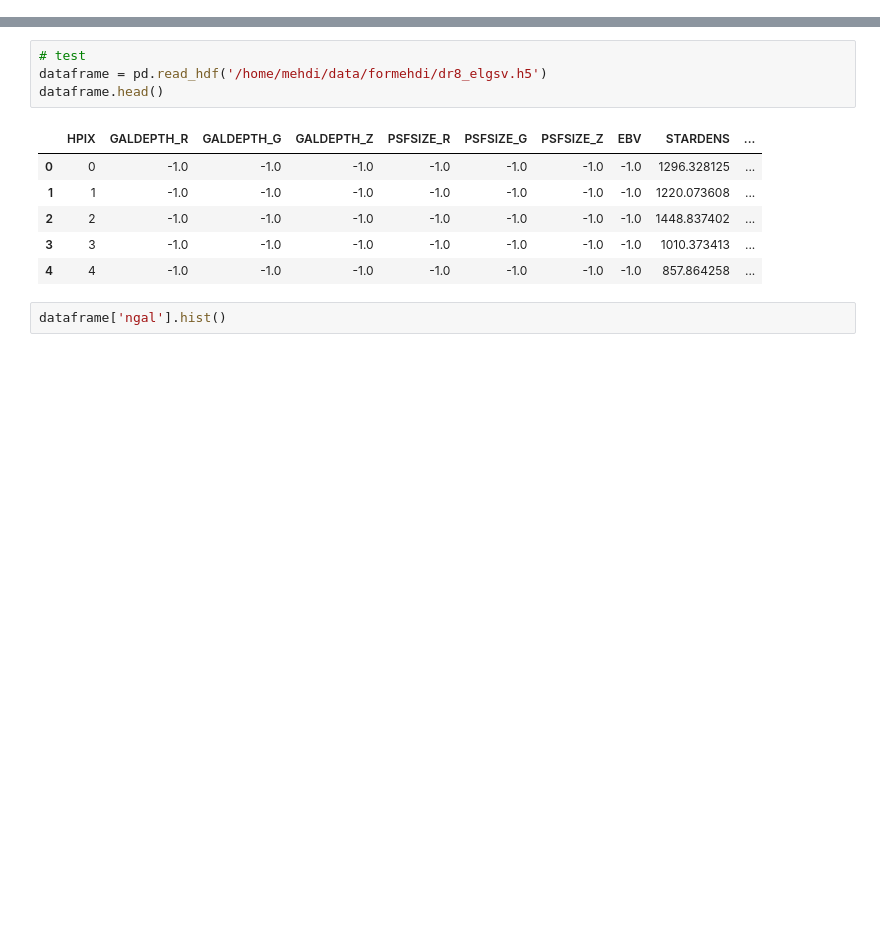
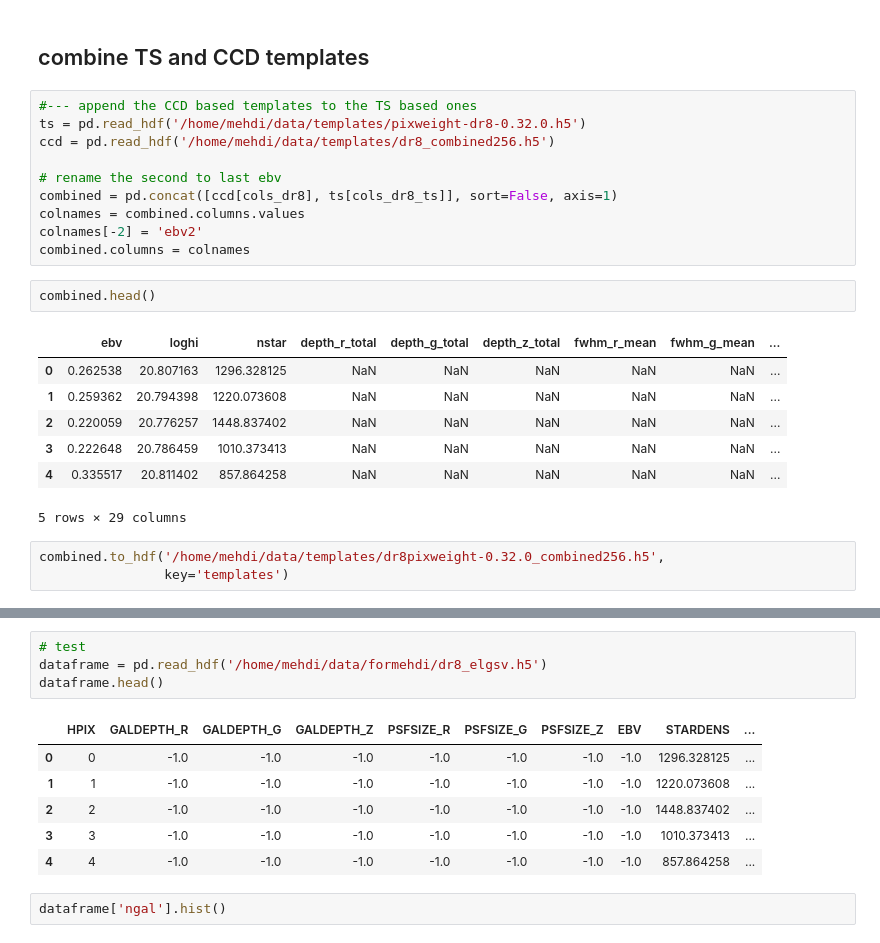
Before and after one commit to mehdirezaie/desisv, a Jupyter notebook: prepare_for_NN_split.ipynb, the cells around one changed output, grey strips where cells are left out. Drawn from its saved outputs; the diff is of its cells as text; blank space fills up the shorter version.

```diff
--- a/prepare_for_NN_split.ipynb
+++ b/prepare_for_NN_split.ipynb
@@ -14,0 +52,25 @@ camb is not installed!
+# %% [markdown]
+## combine TS and CCD templates
+# %%
+#--- append the CCD based templates to the TS based ones
+ts = pd.read_hdf('/home/mehdi/data/templates/pixweight-dr8-0.32.0.h5')
+ccd = pd.read_hdf('/home/mehdi/data/templates/dr8_combined256.h5')
+
+# rename the second to last ebv
+combined = pd.concat([ccd[cols_dr8], ts[cols_dr8_ts]], sort=False, axis=1)
+colnames = combined.columns.values
+colnames[-2] = 'ebv2'
+combined.columns = colnames
+# %%
+combined.head()
+# %% [output]
+|  | ebv | loghi | nstar | depth_r_total | depth_g_total | depth_z_total | fwhm_r_mean | fwhm_g_mean | ... |
+| 0 | 0.262538 | 20.807163 | 1296.328125 | NaN | NaN | NaN | NaN | NaN | ... |
+| 1 | 0.259362 | 20.794398 | 1220.073608 | NaN | NaN | NaN | NaN | NaN | ... |
+| 2 | 0.220059 | 20.776257 | 1448.837402 | NaN | NaN | NaN | NaN | NaN | ... |
+| 3 | 0.222648 | 20.786459 | 1010.373413 | NaN | NaN | NaN | NaN | NaN | ... |
+| 4 | 0.335517 | 20.811402 | 857.864258 | NaN | NaN | NaN | NaN | NaN | ... |
+5 rows × 29 columns
+# %%
+combined.to_hdf('/home/mehdi/data/templates/dr8pixweight-0.32.0_combined256.h5',
+                key='templates')
```
Also changed, not shown: parts of 19 cells of this notebook, 2 other files.
